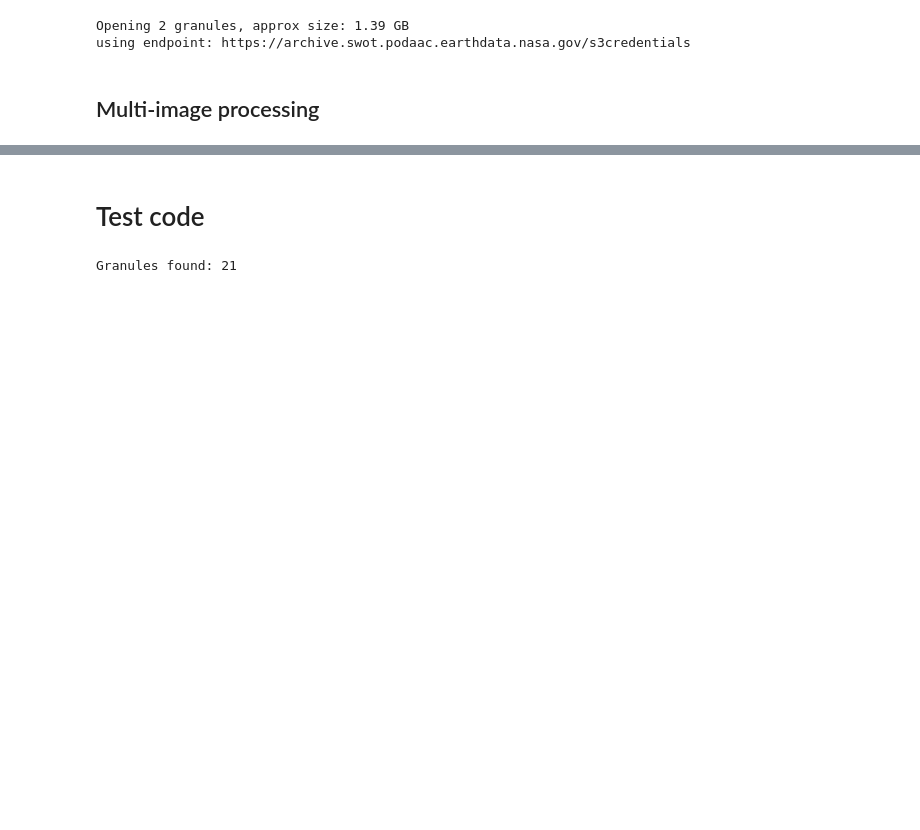
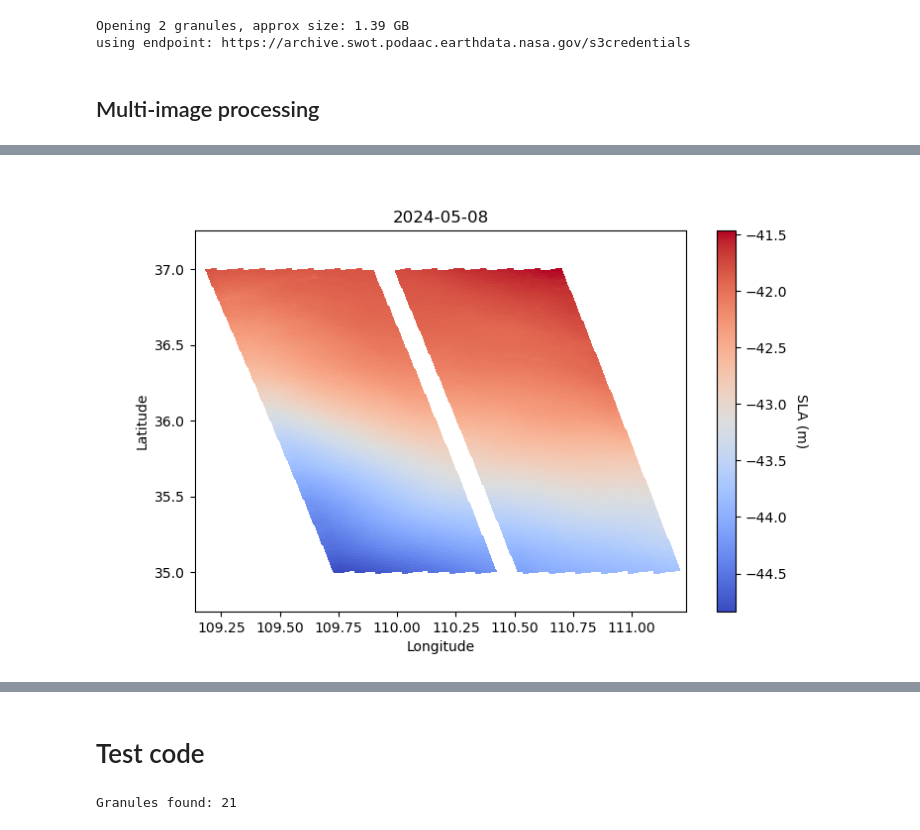
Before and after one commit to mcornec/GO-SWACE, a Jupyter notebook: load_hires_SWOT.ipynb, the cells around one changed output, grey strips where cells are left out. Saved outputs shown, nothing was run; the diff lists cells and outputs as text; code cells hidden in the pictures; blank space fills up the shorter version.

Commit message:
reads in SWOT expert

```diff
--- a/load_hires_SWOT.ipynb
+++ b/load_hires_SWOT.ipynb
@@ -139,5 +159,2 @@ plt.show()
 # %% [markdown]
 ## Multi-image processing
-# %%
-ds = xr.open_dataset(earthaccess.open(results[0:2])[0], group='left',engine='h5netcdf')
-ds
@@ -277,15 +160,0 @@ plt.show()
-# %%
-# To image multiple days
-
-paths = earthaccess.open(results)
-
-# Construct xarray for scene
-days = []
-for path in paths[0:3]:
-    ds = swot_plot_prep(path,bbox)
-    days.append(ds)
-    print(i)
-swot = xr.concat(days, dim='date')
-# ls_scene.coords['id'] = sceneid.id
-# ls_scene.coords['time'] = item.metadata['datetime'].strftime('%Y-%m-%dT%H:%M:%S')
-# ls_scene = ls_scene['band_data']
@@ -393,0 +281,3 @@ plt.show()
+# %%
+pathsE = earthaccess.open(resultsE)
+paths = earthaccess.open(results)
@@ -393,0 +289,4 @@ plt.show()
+# %%
+# Open Expert
+i = 0
+dsE = crop_expertswot_dataset(pathsE[i],bbox)
@@ -393,0 +403,17 @@ plt.show()
+# %%
+plt.clf()
+
+data = dsE
+fig,ax=plt.subplots(figsize=(8,5))
+plot = ax.pcolormesh(data.longitude,data.latitude,np.add(data.ssh_karin_2,data.height_cor_xover),cmap='coolwarm')#,vmin=-48,vmax=-43)
+cbar = plt.colorbar(plot,ax=ax)
+
+cbar.set_label('SLA (m)', rotation=270, labelpad=15)
+
+ax.set_ylabel('Latitude')
+ax.set_xlabel('Longitude')
+ax.set_title(data.date.values[0])
+
+plt.show()
+# %% [output]
+[figure, added]
```
Also changed, not shown: parts of 36 cells of this notebook.
